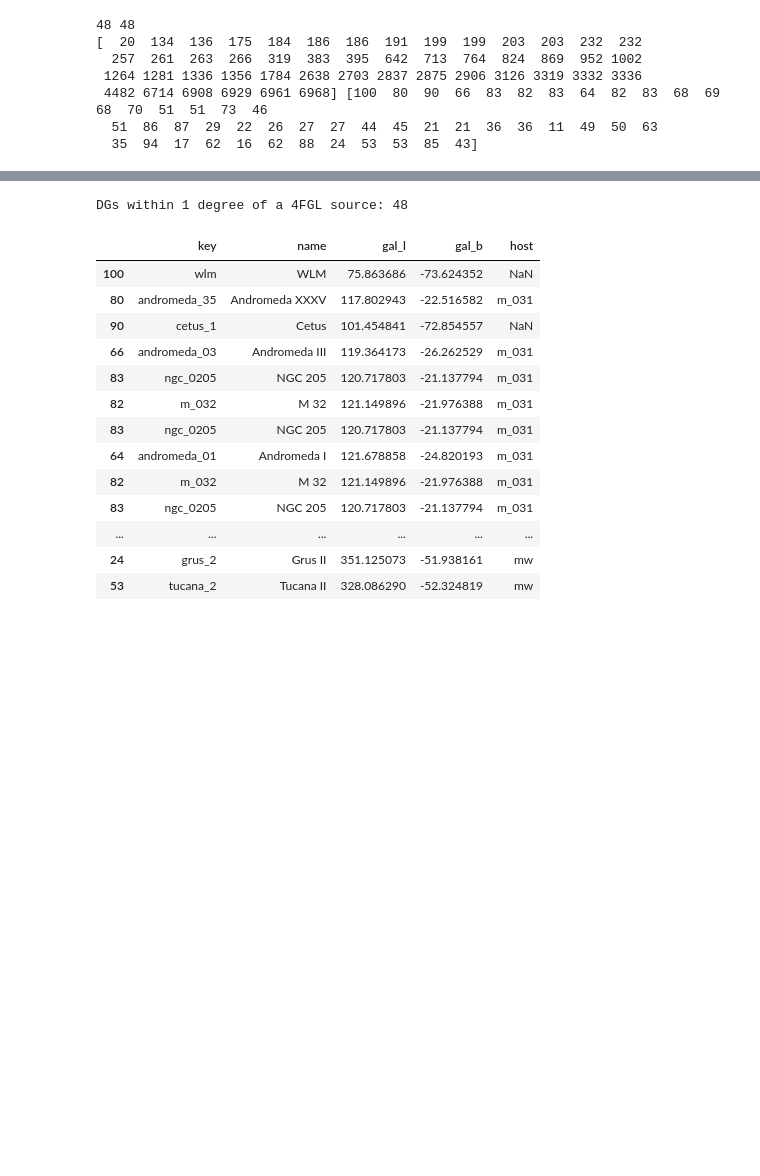
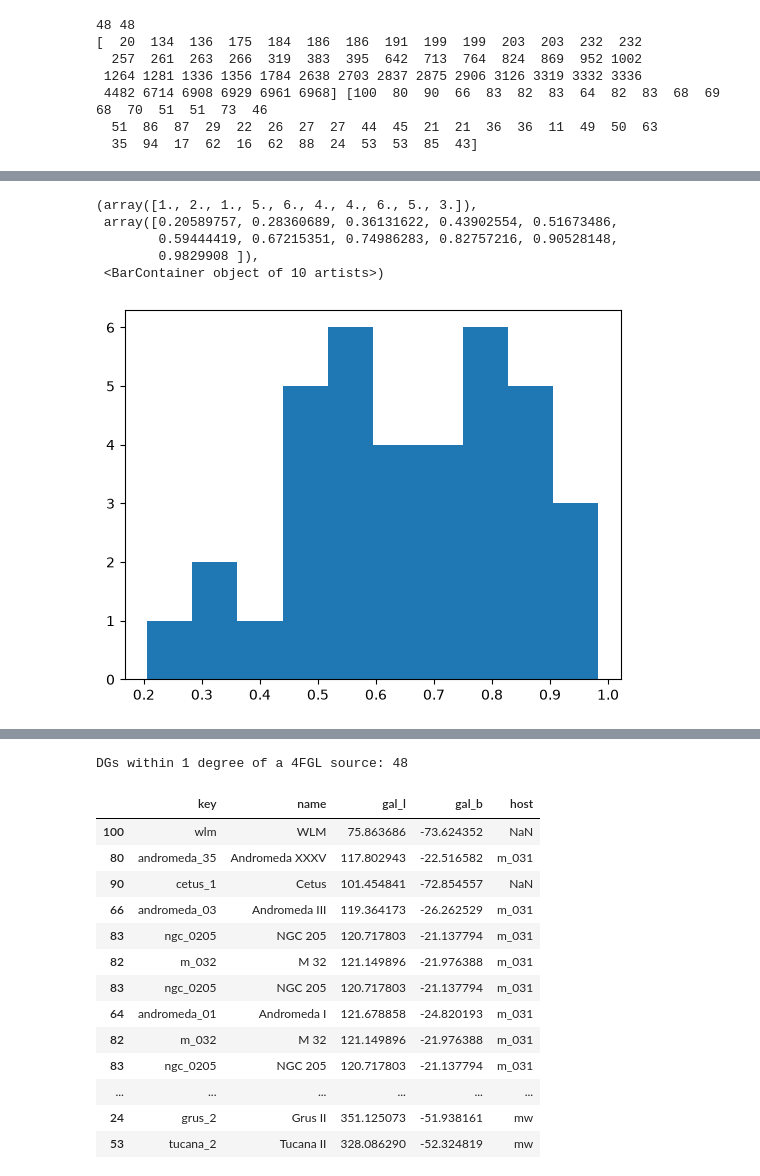
Before and after one commit to Esingh1120/Dwarf_Galaxy_Analysis, a Jupyter notebook: dg_catalog_v2.ipynb, the cells around one changed output, grey strips where cells are left out. Saved outputs shown, nothing was run; the diff lists cells and outputs as text; code cells hidden in the pictures; blank space fills up the shorter version.

```diff
--- a/dg_catalog_v2.ipynb
+++ b/dg_catalog_v2.ipynb
@@ -255,3 +290,15 @@ print(idxc, idxcatalog)
  4482 6714 6908 6929 6961 6968] [100  80  90  66  83  82  83  64  82  83  68  69  68  70  51  51  73  46
   51  86  87  29  22  26  27  27  44  45  21  21  36  36  11  49  50  63
   35  94  17  62  16  62  88  24  53  53  85  43]
+# %%
+import numpy as np
+
+# sort by separation so the smallest d2d comes first for each source
+order = np.argsort(d2d)
+idxcatalog_s = idxcatalog[order]
+
+# first occurrence of each unique value = its smallest separation
+uniq_idx, first_pos = np.unique(idxcatalog_s, return_index=True)
+
+d2d_unique = d2d[order][first_pos]
+idxc_unique = idxc[order][first_pos]
@@ -257,0 +315,9 @@ print(idxc, idxcatalog)
+# %%
+plt.hist(d2d_unique)
+# %% [output]
+(array([1., 2., 1., 5., 6., 4., 4., 6., 5., 3.]),
+ array([0.20589757, 0.28360689, 0.36131622, 0.43902554, 0.51673486,
+        0.59444419, 0.67215351, 0.74986283, 0.82757216, 0.90528148,
+        0.9829908 ]),
+ <BarContainer object of 10 artists>)
+[figure, added]
```
Also changed, not shown: parts of 20 cells of this notebook, 6 other files.
